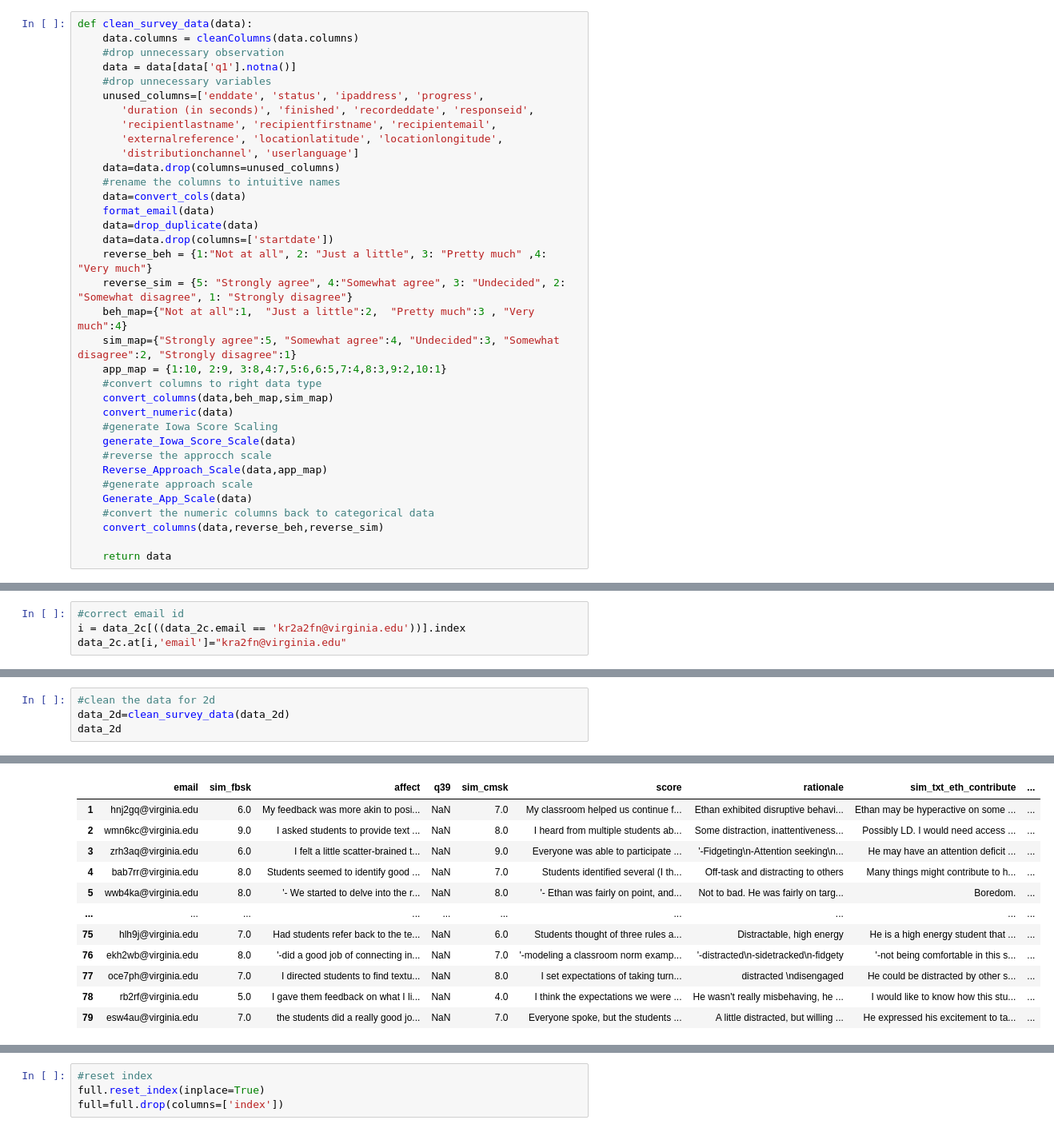
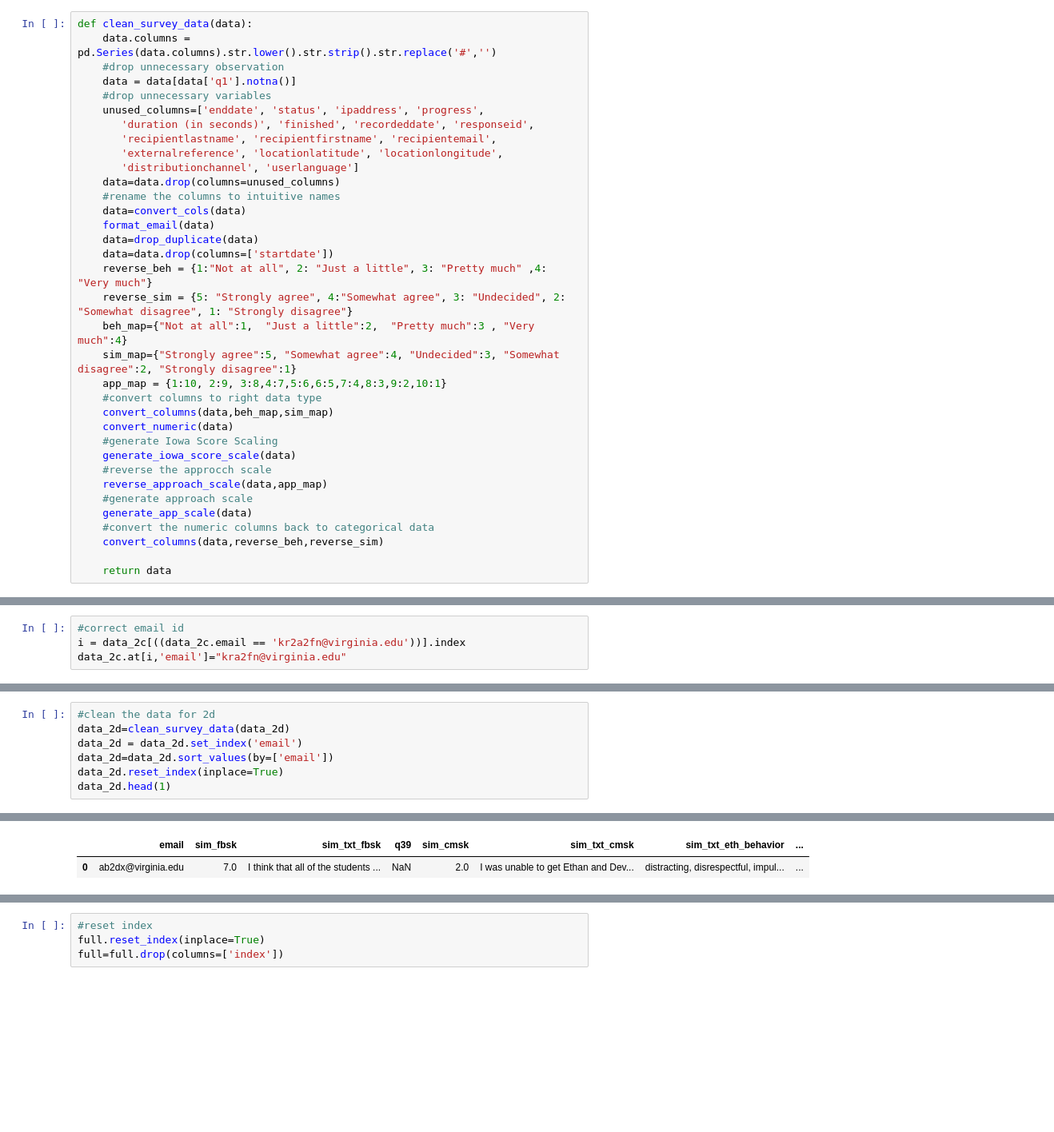
Before and after one commit to taylorrohrich/MSDS_SERA_capstone, a Jupyter notebook: stata_replication/2.ipynb, the cells around one changed output, grey strips where cells are left out. Shown: that part at 80% size. Cells and saved outputs as stored; diff of their text form; blank space fills up the shorter version.

```diff
--- a/stata_replication/2.ipynb
+++ b/stata_replication/2.ipynb
@@ -59,7 +59,7 @@ def convert_cols(df):
     return df
 # %%
 def clean_survey_data(data):
-    data.columns = cleanColumns(data.columns)
+    data.columns = pd.Series(data.columns).str.lower().str.strip().str.replace('#','')
     #drop unnecessary observation
     data = data[data['q1'].notna()]
     #drop unnecessary variables
@@ -83,11 +83,11 @@ def clean_survey_data(data):
     convert_columns(data,beh_map,sim_map)
     convert_numeric(data)
     #generate Iowa Score Scaling
-    generate_Iowa_Score_Scale(data)
+    generate_iowa_score_scale(data)
     #reverse the approcch scale
-    Reverse_Approach_Scale(data,app_map)
+    reverse_approach_scale(data,app_map)
     #generate approach scale
-    Generate_App_Scale(data)
+    generate_app_scale(data)
     #convert the numeric columns back to categorical data
     convert_columns(data,reverse_beh,reverse_sim)
 
@@ -280,22 +219,15 @@ data_2d.head()
 # %%
 #clean the data for 2d
 data_2d=clean_survey_data(data_2d)
-data_2d
+data_2d = data_2d.set_index('email')
+data_2d=data_2d.sort_values(by=['email'])
+data_2d.reset_index(inplace=True)
+data_2d.head(1)
 # %% [output]
 A value is trying to be set on a copy of a slice from a DataFrame.
 Try using .loc[row_indexer,col_indexer] = value instead
 
 See the caveats in the documentation: https://pandas.pydata.org/pandas-docs/stable/user_guide/indexing.html#returning-a-view-versus-a-copy
   email_fix['email']=email_fix['email'].apply(lambda x:fix_email_add(x))
-|  | email | sim_fbsk | affect | q39 | sim_cmsk | score | rationale | sim_txt_eth_contribute | ... |
-| 1 | hnj2gq@virginia.edu | 6.0 | My feedback was more akin to posi... | NaN | 7.0 | My classroom helped us continue f... | Ethan exhibited disruptive behavi... | Ethan may be hyperactive on some ... | ... |
-| 2 | wmn6kc@virginia.edu | 9.0 | I asked students to provide text ... | NaN | 8.0 | I heard from multiple students ab... | Some distraction, inattentiveness... | Possibly LD. I would need access ... | ... |
-| 3 | zrh3aq@virginia.edu | 6.0 | I felt a little scatter-brained t... | NaN | 9.0 | Everyone was able to participate ... | '-Fidgeting\n-Attention seeking\n... | He may have an attention deficit ... | ... |
-| 4 | bab7rr@virginia.edu | 8.0 | Students seemed to identify good ... | NaN | 7.0 | Students identified several (I th... | Off-task and distracting to others | Many things might contribute to h... | ... |
-| 5 | wwb4ka@virginia.edu | 8.0 | '- We started to delve into the r... | NaN | 8.0 | '- Ethan was fairly on point, and... | Not to bad. He was fairly on targ... | Boredom. | ... |
-| ... | ... | ... | ... | ... | ... | ... | ... | ... | ... |
-| 75 | hlh9j@virginia.edu | 7.0 | Had students refer back to the te... | NaN | 6.0 | Students thought of three rules a... | Distractable, high energy | He is a high energy student that ... | ... |
-| 76 | ekh2wb@virginia.edu | 8.0 | '-did a good job of connecting in... | NaN | 7.0 | '-modeling a classroom norm examp... | '-distracted\n-sidetracked\n-fidgety | '-not being comfortable in this s... | ... |
-| 77 | oce7ph@virginia.edu | 7.0 | I directed students to find textu... | NaN | 8.0 | I set expectations of taking turn... | distracted \ndisengaged | He could be distracted by other s... | ... |
-| 78 | rb2rf@virginia.edu | 5.0 | I gave them feedback on what I li... | NaN | 4.0 | I think the expectations we were ... | He wasn't really misbehaving, he ... | I would like to know how this stu... | ... |
-| 79 | esw4au@virginia.edu | 7.0 | the students did a really good jo... | NaN | 7.0 | Everyone spoke, but the students ... | A little distracted, but willing ... | He expressed his excitement to ta... | ... |
+|  | email | sim_fbsk | sim_txt_fbsk | q39 | sim_cmsk | sim_txt_cmsk | sim_txt_eth_behavior | ... |
+| 0 | ab2dx@virginia.edu | 7.0 | I think that all of the students ... | NaN | 2.0 | I was unable to get Ethan and Dev... | distracting, disrespectful, impul... | ... |
```
Also changed, not shown: parts of 27 cells of this notebook, 1 other file.
